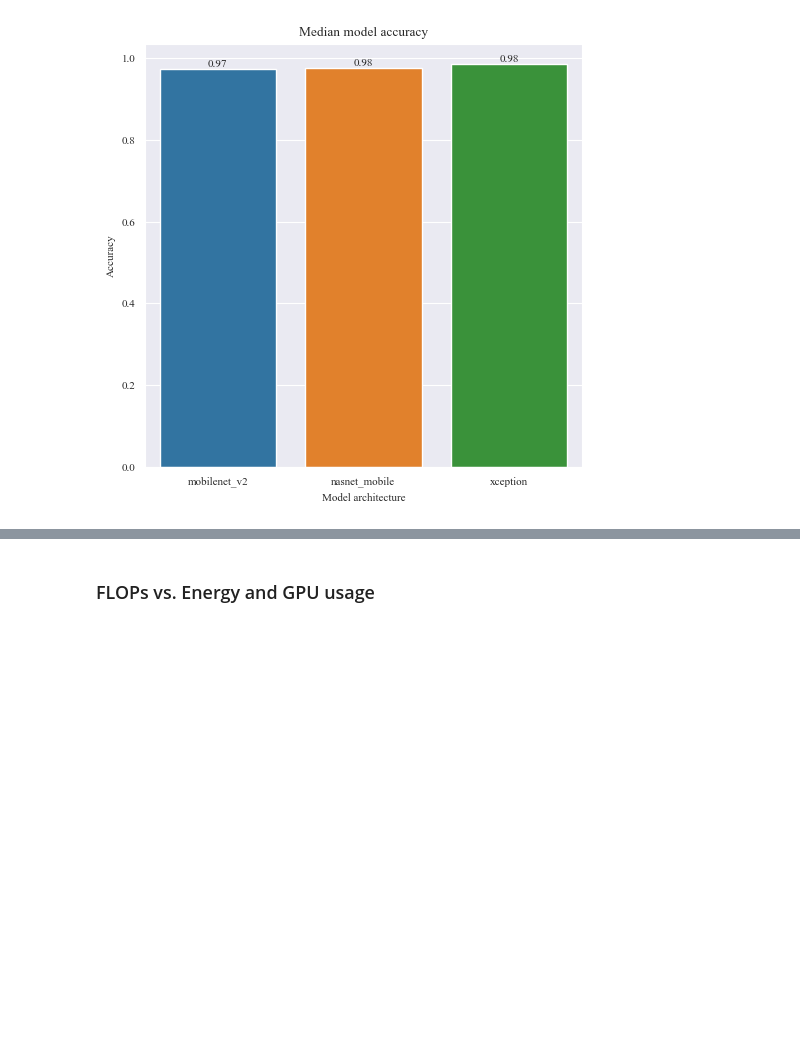
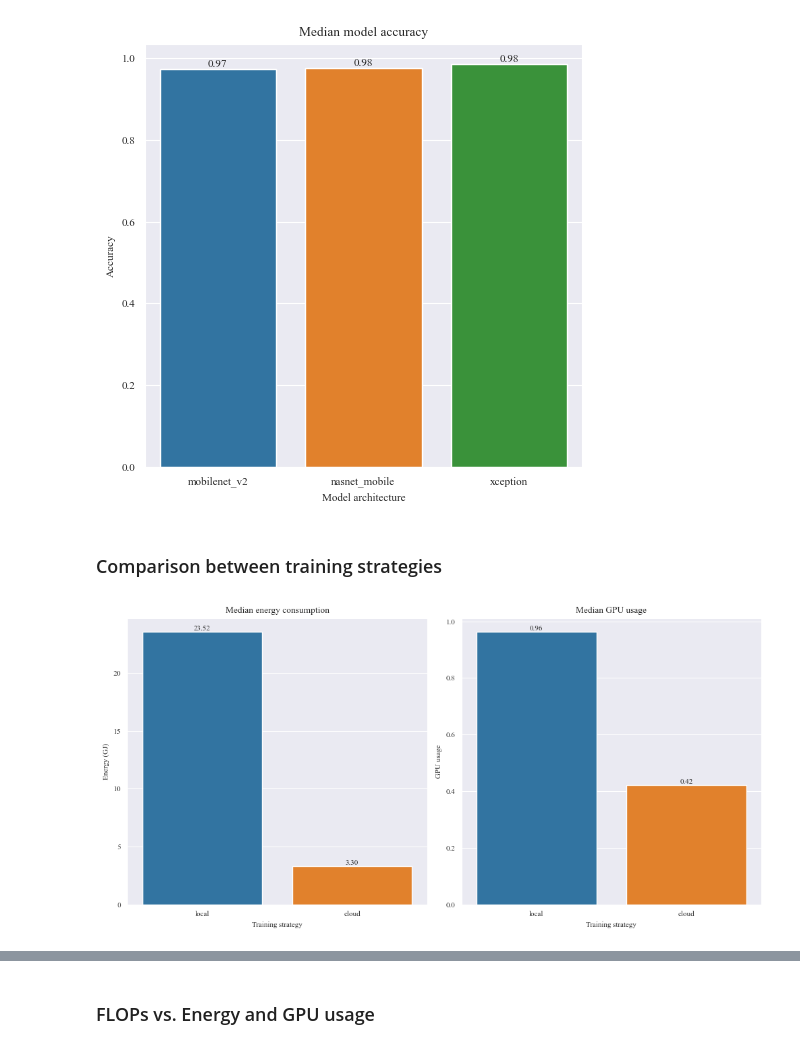
Before and after one commit to santidrj/DL-energetic-impact-analysis, a Jupyter notebook: data-analysis.ipynb, the cells around one changed output, grey strips where cells are left out. Cells and saved outputs as stored; diff of their text form; code cells hidden in the pictures; blank space fills up the shorter version.

```diff
--- a/data-analysis.ipynb
+++ b/data-analysis.ipynb
@@ -866,3 +893,45 @@ _, ax = barplot(
 )
 # %% [output]
 [figure]
+# %% [markdown]
+### Comparison between training strategies
+# %%
+fig, (ax1, ax2) = plt.subplots(1, 2, figsize=(10, 5))
+local_cloud_energy = pd.concat([local_nasnet, cloud_nasnet_no_temp_outliers])
+ax = sns.barplot(
+    local_cloud_energy,
+    x="training strategy",
+    y="energy",
+    errorbar=None,
+    estimator="median",
+    ax=ax1,
+)
+ax.yaxis.grid(True)
+ax.set_title("Median energy consumption")
+ax.set_xlabel("Training strategy")
+ax.set_ylabel("Energy (GJ)")
+
+for container in ax.containers:
+    ax.bar_label(container, fmt="%.2f")
+
+local_cloud_gpu = pd.concat([local_nasnet, cloud_nasnet_no_gpu_outliers])
+ax = sns.barplot(
+    local_cloud_gpu,
+    x="training strategy",
+    y="gpu_usage",
+    errorbar=None,
+    estimator="median",
+    ax=ax2,
+)
+ax.yaxis.grid(True)
+ax.set_title("Median GPU usage")
+ax.set_xlabel("Training strategy")
+ax.set_ylabel("GPU usage")
+
+for container in ax.containers:
+    ax.bar_label(container, fmt="%.2f")
+
+if SAVE_FIGS:
+    plt.savefig(os.path.join(FIGURES_DIR, "local-cloud-energy-gpu-comparison.eps"))
+# %% [output]
+[figure, added]
```
Also changed, not shown: parts of 27 cells of this notebook.
